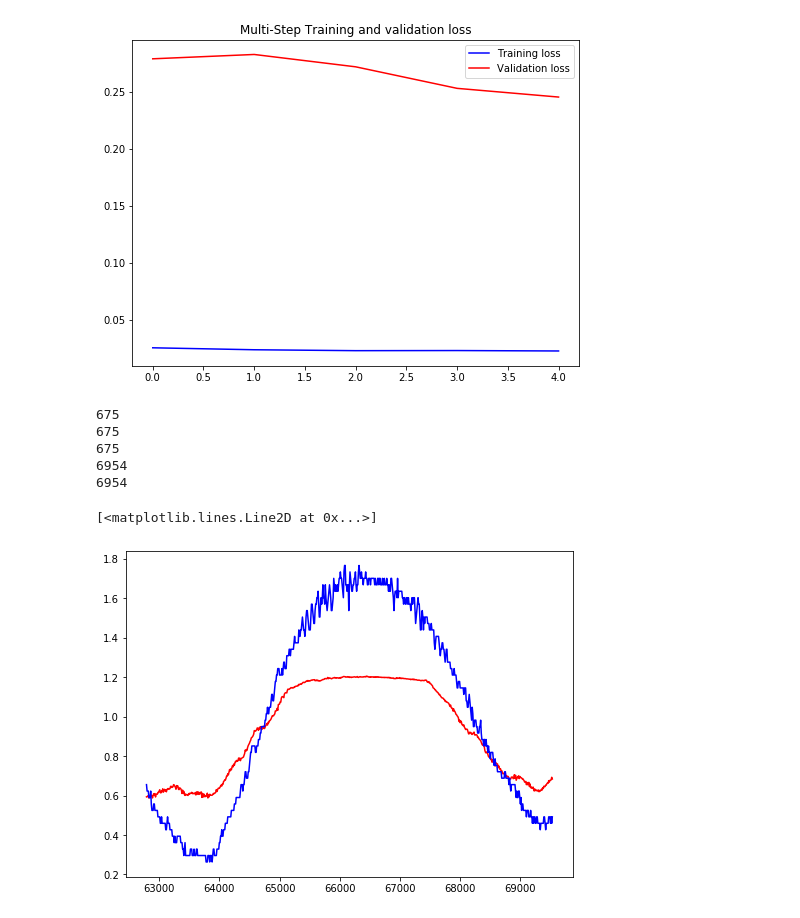
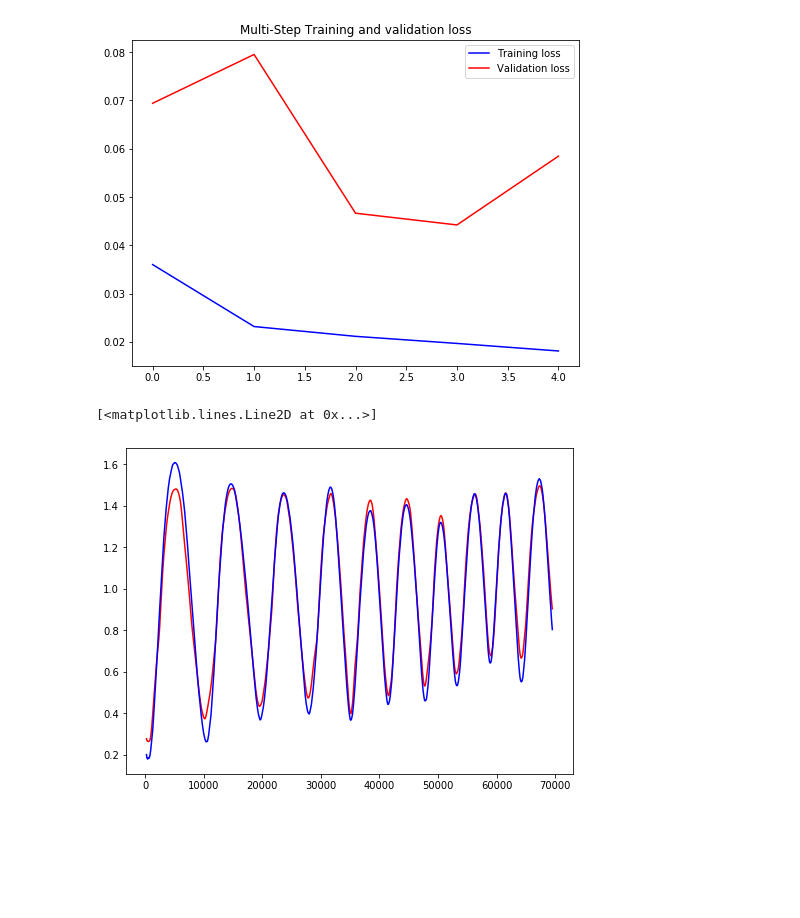
Before and after one commit to j-karls/P9-Exoskeleton, a Jupyter notebook: MIExperiments/Tensorflow/multivariateCopypasta.ipynb, the cells around one changed output. Cells and saved outputs as stored; diff of their text form; code cells hidden in the pictures; blank space fills up the shorter version.

Commit message:
Added smoothing and shuffling

```diff
--- a/MIExperiments/Tensorflow/multivariateCopypasta.ipynb
+++ b/MIExperiments/Tensorflow/multivariateCopypasta.ipynb
@@ -23,10 +23,11 @@ sheet_data = pd.read_excel(file_path, sheet_name=sheet_index + 1, header=None)
 sheet_data.columns = columns_data
 # %%
 GRANULARITY = 10 # Take first item, skip 3, take next, skip 3, take next, ...
+SMOOTHING = 200
 
 indexes = range(0, len(sheet_data), 1)[::GRANULARITY] # Each timestep is a millisecond
-features = sheet_data[columns_features_considered][::GRANULARITY]
-ground_truth = pd.DataFrame(sheet_data[column_ground_truth][::GRANULARITY])
+features = sheet_data[columns_features_considered][::GRANULARITY].ewm(span=SMOOTHING).mean()
+ground_truth = pd.DataFrame(sheet_data[column_ground_truth][::GRANULARITY]).ewm(span=SMOOTHING).mean()
 
 #data_mean = dataset[:TRAIN_SPLIT].mean(axis=0)
 #data_std = dataset[:TRAIN_SPLIT].std(axis=0)
@@ -128,21 +124,21 @@ x_val, y_val, y_history = multivariate_data(dataset, ground_truth.values, TRAIN_
                                                single_step=False, print_index = False)
 # %%
 EPOCHS = 5
-#BATCH_SIZE = 1
-#BUFFER_SIZE = 100
-#BATCH_SIZE_TRAIN = len(x_train)
-#BATCH_SIZE_VAL = len(x_val)
 BATCH_SIZE_TRAIN = 1
 BATCH_SIZE_VAL = 1
 # BATCH_SIZE SEEMS TO BE THE WRONG NAME, RATHER IT'S BATCH_AMOUNT. Check if this is the case before changing.
 
-train_data = tf.data.Dataset.from_tensor_slices((x_train, y_train)).batch(BATCH_SIZE_TRAIN).repeat(EPOCHS)
+x_test, y_test, _ = multivariate_data(dataset, ground_truth.values, 0,
+                                               None, past_history,
+                                               future_target, STEP_SIZE_SLIDING_WINDOW, GRANULARITY,
+                                               single_step=False, print_index = False)
+
+train_data = tf.data.Dataset.from_tensor_slices((x_train, y_train)).shuffle(100).batch(BATCH_SIZE_TRAIN).repeat(EPOCHS)
 val_data = tf.data.Dataset.from_tensor_slices((x_val, y_val)).batch(BATCH_SIZE_VAL).repeat(EPOCHS)
-val_data_once = tf.data.Dataset.from_tensor_slices((x_val, y_val)).batch(BATCH_SIZE_VAL)
+test_data = tf.data.Dataset.from_tensor_slices((x_test, y_test)).batch(BATCH_SIZE_VAL) # no repeat
 #val_data_history = tf.data.Dataset.from_tensor_slices((x_val, y_val, y_history)).batch(BATCH_SIZE_VAL)
 
 #train_data = train_data.cache().shuffle(BUFFER_SIZE).batch(BATCH_SIZE).repeat()
-#val_data = val_data.batch(BATCH_SIZE).repeat()
 # %%
 model = tf.keras.models.Sequential()
 #model.add(tf.keras.layers.LSTM(32, batch_input_shape=(BATCH_SIZE, x_train.shape[1], x_train.shape[2]), return_sequences = False)) # input_shape=x_train.shape[-2:]
@@ -201,9 +202,9 @@ def plot_train_history(history, title):
 
 plot_train_history(history, 'Multi-Step Training and validation loss')
 # %% [output]
-[figure, old version]
+[figure, new version]
 # %%
-predictions = [model.predict(elem)[0] for elem in val_data_once]
+predictions = [model.predict(elem)[0] for elem in test_data]
 pred_size = len(indexes)-len(predictions)
 plt.plot(indexes[pred_size:], predictions, 'r')
 plt.plot(indexes[pred_size:], ground_truth[pred_size:], 'b')
@@ -235,37 +236,32 @@ plt.plot(indexes[pred_size:], ground_truth[pred_size:], 'b')
 
 # print(val_data[50])
 
 # print(len(val_data))
 
 #iterator = iter(val_data)
 #elem = next(iterator)
 #print(elem[1])
 
 #print(val_data)
 #print(val_data_history)
 
 # History should be the old angle measurements (that aren't used for training)
 #for num in [1, 100, 200, 300, 400, 500]:
 #    for index, elem in enumerate(val_data_history):
 #        if index == num:
 #            # print(index, elem[2][0]) # print index and y value
 #            print(index, model.predict(elem[0])[0])
 #            multi_step_plot(elem[2][0], elem[1][0], model.predict(elem[0])[0])
 #            break
 
 # TODO: Show entire history in one plot, then show some instances of sliding window predictions on that plot
 # instead of only being able to show the sliding windows as separate plots
 # Probably add time index to accomplish this <--
 
 # Todo: perhaps add a time dimension back as index. Because otherwise if you use STEP-size, then it won't know that it
 # skipped some time (20 measurements means 20 timesteps, instead of the 100 truncated time steps)
 
 # Todo: use separate test-data instead of using validation data for testing
 # %% [output]
-675
-675
-675
-6954
-6954
+[<matplotlib.lines.Line2D at 0x...>]
-[<matplotlib.lines.Line2D at 0x...>]
-[figure, old version]
+[figure, new version]
```
Also changed, not shown: parts of 5 cells of this notebook.
